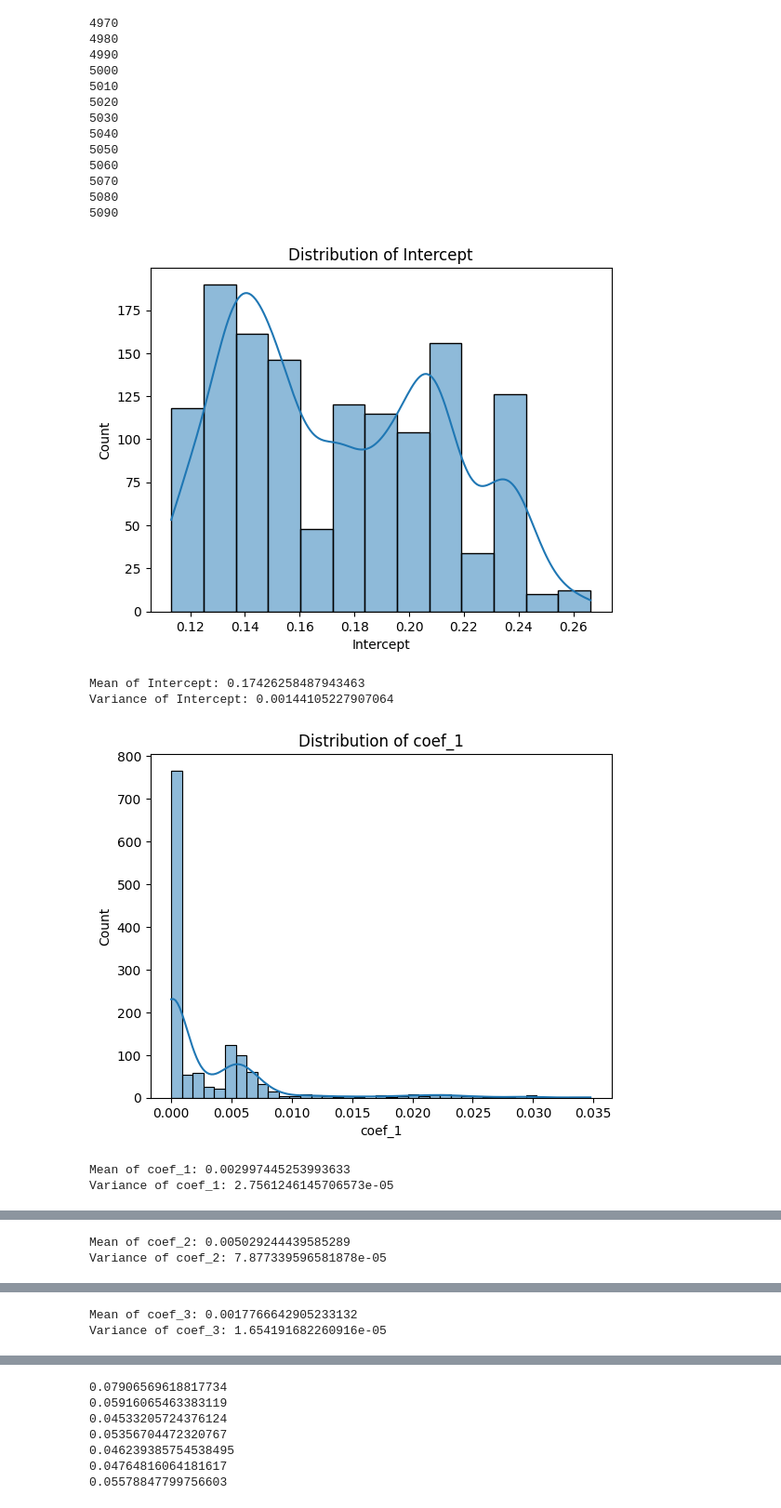
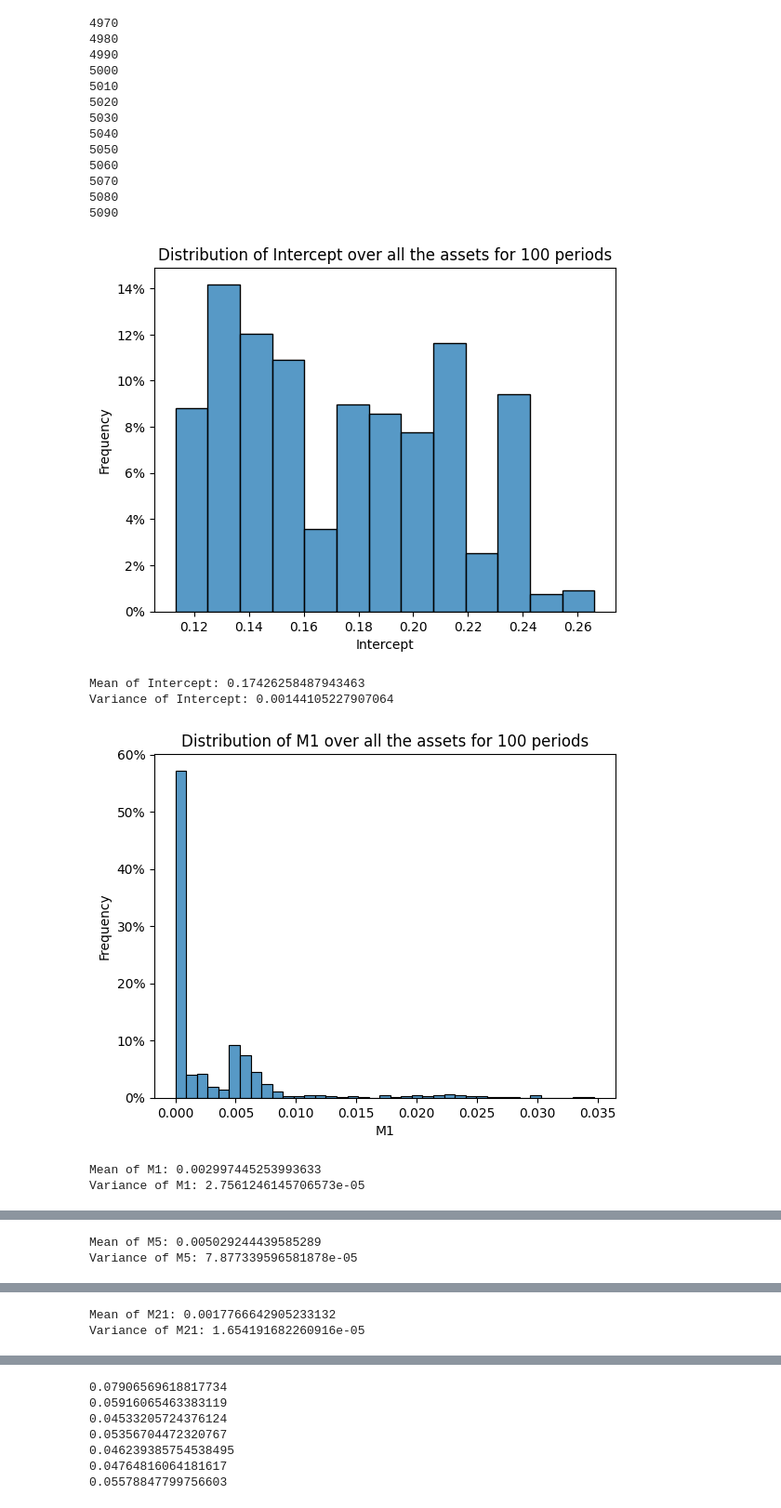
Before and after one commit to jallier7/Covariance-Correlation-Volatility-Forecasting, a Jupyter notebook: Vol_Cor_forecasts.ipynb, the cells around one changed output, grey strips where cells are left out. Shown at 93% size. Drawn from its saved outputs; the diff is of its cells as text; code cells hidden in the pictures.

```diff
--- a/Vol_Cor_forecasts.ipynb
+++ b/Vol_Cor_forecasts.ipynb
@@ -368,7 +368,7 @@ def reg_model_vols(df, date, windows):
             vol_realized.append(np.sqrt(df.loc[t + 1, actif]**2 * 250))
 
             ewma_vols.append(ewma_vol(df, t, actif, 0.94))
-            ewma_returns.append(ewma_ret(df, t, actif, 0.94))
+            ewma_returns.append(ewma_ret(df, t, actif, 0.5))
 
             # Calcul de la volatilité des rendements négatifs sur 5 jours
             neg_returns = df.loc[t - 4:t, actif][df.loc[t - 4:t, actif] < 0]
@@ -530,24 +530,25 @@ for t in range(4966, 5100):
 # %%
 models_vol=[histo_vol1,histo_vol5,ewma_vol94,garch_vol,har_vol,reg_vol, const_vol]
 # %%
-params_df = pd.DataFrame(all_model_params, columns=['Intercept'] + [f'coef_{i}' for i in range(1, 8)])
+params_df = pd.DataFrame(all_model_params, columns=['Intercept'] + ['M1','M5', 'M21', 'E94','r','M5-','V5'])
 
-# Tracer les distributions
 for column in params_df.columns:
     plt.figure()
-    sns.histplot(params_df[column], kde=True)
-    plt.title(f'Distribution of {column}')
+    sns.histplot(params_df[column], kde=False, stat='probability')  # Utiliser 'probability' pour que la somme fasse 1
+    plt.gca().yaxis.set_major_formatter(plt.FuncFormatter(lambda y, _: '{:.0%}'.format(y)))  # Format en pourcentage
+    plt.title(f'Distribution of {column} over all the assets for 100 periods')
+    plt.ylabel('Frequency')
     plt.show()
 
     # Calcul de la moyenne et de la variance
     mean_val = np.mean(params_df[column])
     var_val = np.var(params_df[column])
     print(f'Mean of {column}: {mean_val}')
     print(f'Variance of {column}: {var_val}')
 # %% [output]
-[figure, old version]
+[figure, new version]
 Mean of Intercept: 0.17426258487943463
 Variance of Intercept: 0.00144105227907064
-[figure, old version]
+[figure, new version]
-Mean of coef_1: 0.002997445253993633
-Variance of coef_1: 2.7561246145706573e-05
+Mean of M1: 0.002997445253993633
+Variance of M1: 2.7561246145706573e-05
@@ -555,2 +556,2 @@ Variance of coef_1: 2.7561246145706573e-05
-Mean of coef_2: 0.005029244439585289
-Variance of coef_2: 7.877339596581878e-05
+Mean of M5: 0.005029244439585289
+Variance of M5: 7.877339596581878e-05
@@ -558,2 +559,2 @@ Variance of coef_2: 7.877339596581878e-05
-Mean of coef_3: 0.0017766642905233132
-Variance of coef_3: 1.654191682260916e-05
+Mean of M21: 0.0017766642905233132
+Variance of M21: 1.654191682260916e-05
```
Also changed, not shown: parts of 1 cell of this notebook, 1 other file.
